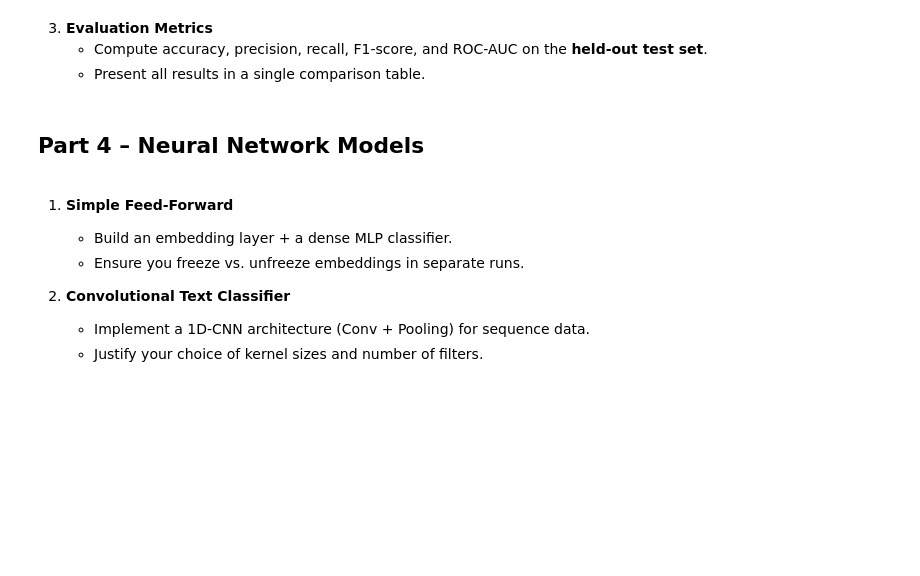
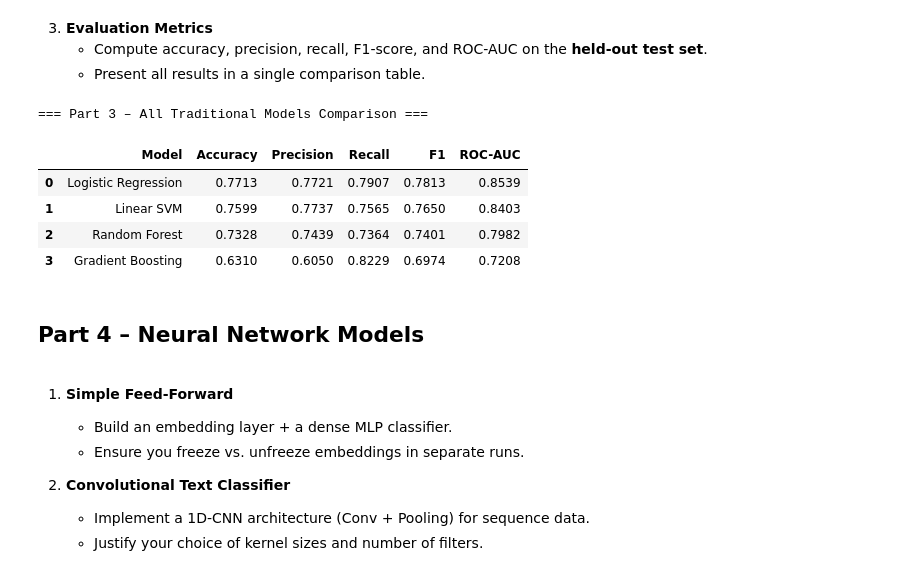
Before and after one commit to zs2770-rgb/Hello-World, a Jupyter notebook: QMSSGR5074_Project_3.ipynb, the cells around one changed output. Saved outputs shown, nothing was run; the diff lists cells and outputs as text; code cells hidden in the pictures; blank space fills up the shorter version.

```diff
--- a/QMSSGR5074_Project_3.ipynb
+++ b/QMSSGR5074_Project_3.ipynb
@@ -546,35 +681,48 @@ print("Notable tokens – Gradient Boosting:", list(gb_top_words[:5]))
    - Compute accuracy, precision, recall, F1-score, and ROC-AUC on the **held-out test set**.
    - Present all results in a single comparison table.
 # %%
+# Generate test predictions and probabilities for Logistic Regression and SVM
+logreg_pred = logreg.predict(X_test_tfidf)
+logreg_prob = logreg.predict_proba(X_test_tfidf)[:, 1]
+
+svm_pred = svm.predict(X_test_tfidf)
+
 # Comparison Table
 all_traditional = pd.DataFrame([
     {"Model": "Logistic Regression",
      "Accuracy": round(accuracy_score(y_test, logreg_pred), 4),
      "Precision": round(precision_score(y_test, logreg_pred), 4),
      "Recall": round(recall_score(y_test, logreg_pred), 4),
      "F1": round(f1_score(y_test, logreg_pred), 4),
      "ROC-AUC": round(roc_auc_score(y_test, logreg_prob), 4)},
     {"Model": "Linear SVM",
      "Accuracy": round(accuracy_score(y_test, svm_pred), 4),
      "Precision": round(precision_score(y_test, svm_pred), 4),
      "Recall": round(recall_score(y_test, svm_pred), 4),
      "F1": round(f1_score(y_test, svm_pred), 4),
      "ROC-AUC": round(roc_auc_score(y_test, svm.decision_function(X_test_tfidf)), 4)},
     {"Model": "Random Forest",
      "Accuracy": round(accuracy_score(y_test, rf_pred), 4),
      "Precision": round(precision_score(y_test, rf_pred), 4),
      "Recall": round(recall_score(y_test, rf_pred), 4),
      "F1": round(f1_score(y_test, rf_pred), 4),
      "ROC-AUC": round(roc_auc_score(y_test, rf_prob), 4)},
     {"Model": "Gradient Boosting",
      "Accuracy": round(accuracy_score(y_test, gb_pred), 4),
      "Precision": round(precision_score(y_test, gb_pred), 4),
      "Recall": round(recall_score(y_test, gb_pred), 4),
      "F1": round(f1_score(y_test, gb_pred), 4),
      "ROC-AUC": round(roc_auc_score(y_test, gb_prob), 4)},
 ])
 print("=== Part 3 – All Traditional Models Comparison ===")
 display(all_traditional.sort_values("F1", ascending=False).reset_index(drop=True))
+# %% [output]
+=== Part 3 – All Traditional Models Comparison ===
+|  | Model | Accuracy | Precision | Recall | F1 | ROC-AUC |
+| 0 | Logistic Regression | 0.7713 | 0.7721 | 0.7907 | 0.7813 | 0.8539 |
+| 1 | Linear SVM | 0.7599 | 0.7737 | 0.7565 | 0.7650 | 0.8403 |
+| 2 | Random Forest | 0.7328 | 0.7439 | 0.7364 | 0.7401 | 0.7982 |
+| 3 | Gradient Boosting | 0.6310 | 0.6050 | 0.8229 | 0.6974 | 0.7208 |
 # %% [markdown]
 ## Part 4 – Neural Network Models
 # %% [markdown]
```
Also changed, not shown: parts of 51 cells of this notebook.
